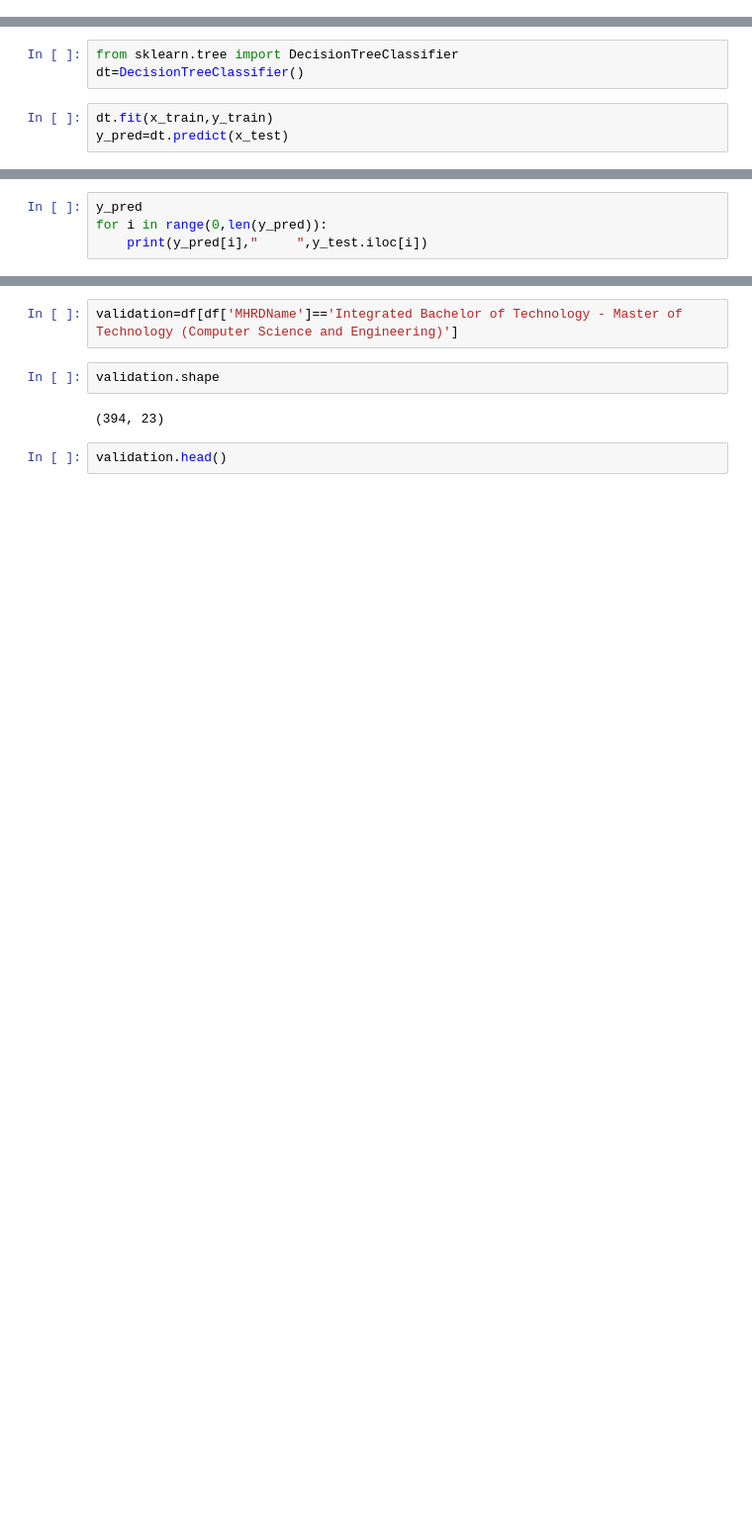
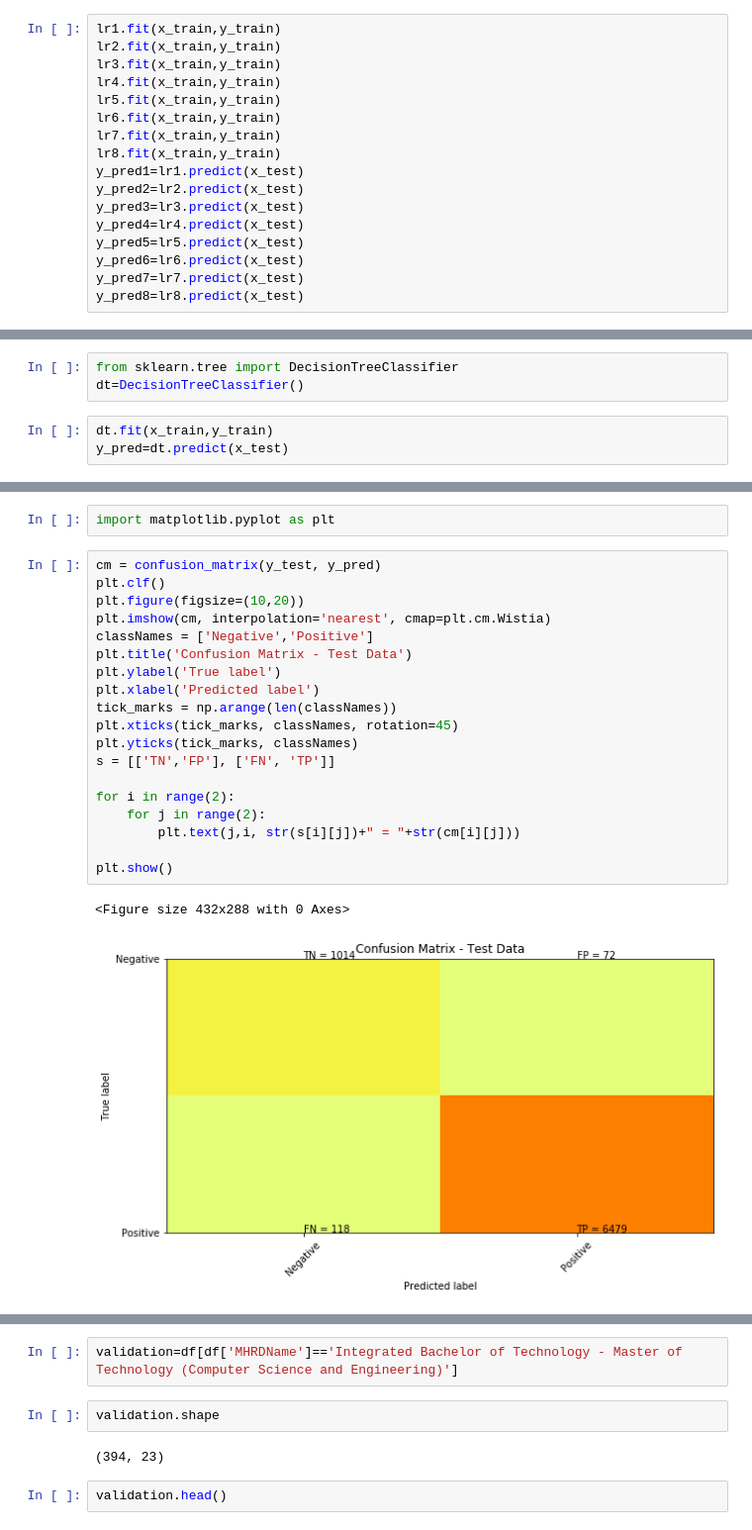
Before and after one commit to ChandrashekharRdy/ML-Project, a Jupyter notebook: ML Project/ML Project.ipynb, the cells around one changed output, grey strips where cells are left out. Shown at 99% size. Drawn from its saved outputs; the diff is of its cells as text; blank space fills up the shorter version.

```diff
--- a/ML Project/ML Project.ipynb
+++ b/ML Project/ML Project.ipynb
@@ -335,0 +346,17 @@ x_train,x_test,y_train,y_test=train_test_split(x,y,test_size=0.2,random_state=43
+# %%
+lr1.fit(x_train,y_train)
+lr2.fit(x_train,y_train)
+lr3.fit(x_train,y_train)
+lr4.fit(x_train,y_train)
+lr5.fit(x_train,y_train)
+lr6.fit(x_train,y_train)
+lr7.fit(x_train,y_train)
+lr8.fit(x_train,y_train)
+y_pred1=lr1.predict(x_test)
+y_pred2=lr2.predict(x_test)
+y_pred3=lr3.predict(x_test)
+y_pred4=lr4.predict(x_test)
+y_pred5=lr5.predict(x_test)
+y_pred6=lr6.predict(x_test)
+y_pred7=lr7.predict(x_test)
+y_pred8=lr8.predict(x_test)
@@ -347,4 +403,0 @@ accuracy_score(y_pred,y_test)
-# %%
-y_pred
-for i in range(0,len(y_pred)):
-    print(y_pred[i],"     ",y_test.iloc[i])
@@ -374,0 +412,24 @@ array([[1009,  125],
+# %%
+import matplotlib.pyplot as plt
+# %%
+cm = confusion_matrix(y_test, y_pred)
+plt.clf()
+plt.figure(figsize=(10,20))
+plt.imshow(cm, interpolation='nearest', cmap=plt.cm.Wistia)
+classNames = ['Negative','Positive']
+plt.title('Confusion Matrix - Test Data')
+plt.ylabel('True label')
+plt.xlabel('Predicted label')
+tick_marks = np.arange(len(classNames))
+plt.xticks(tick_marks, classNames, rotation=45)
+plt.yticks(tick_marks, classNames)
+s = [['TN','FP'], ['FN', 'TP']]
+
+for i in range(2):
+    for j in range(2):
+        plt.text(j,i, str(s[i][j])+" = "+str(cm[i][j]))
+
+plt.show()
+# %% [output]
+<Figure size 432x288 with 0 Axes>
+[figure, added]
```
Also changed, not shown: parts of 11 cells of this notebook.
